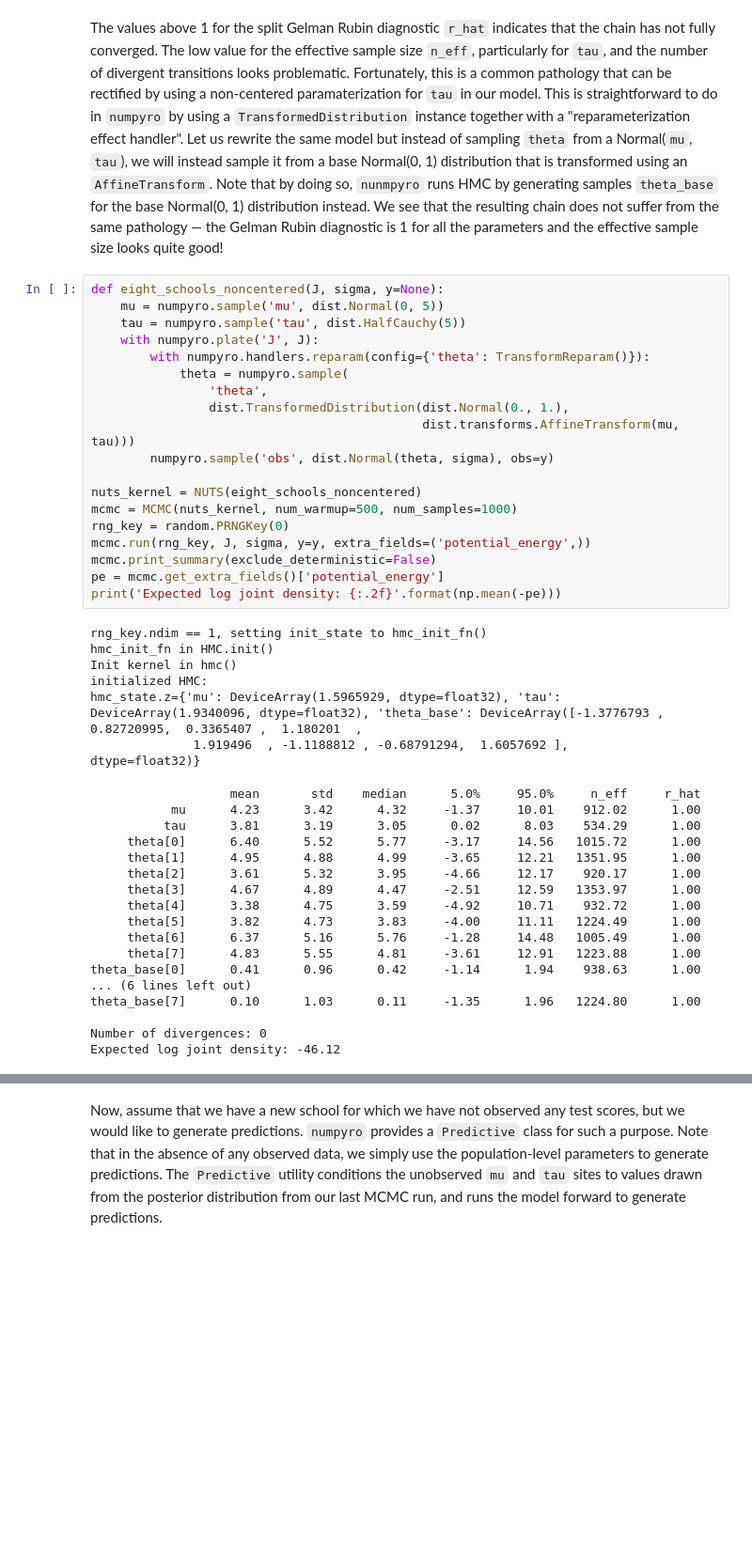
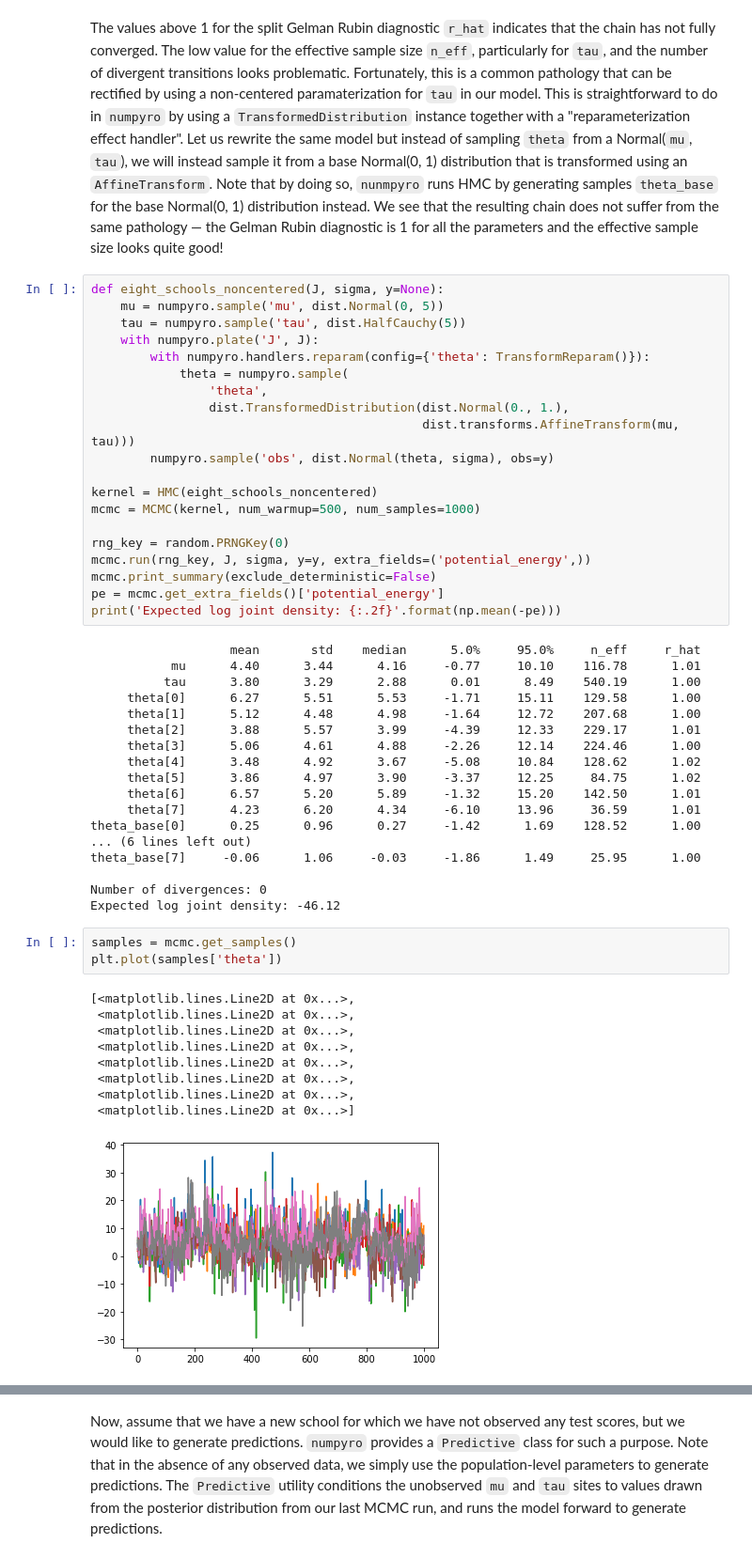
Before and after one commit to ludkinm/numpyro, a Jupyter notebook: notebooks/HMC_schools.ipynb, the cells around one changed output, grey strips where cells are left out. Shown: that part at 94% size. Drawn from its saved outputs; the diff is of its cells as text; blank space fills up the shorter version.

```diff
--- a/notebooks/HMC_schools.ipynb
+++ b/notebooks/HMC_schools.ipynb
@@ -80,34 +101,42 @@ def eight_schools_noncentered(J, sigma, y=None):
                                              dist.transforms.AffineTransform(mu, tau)))
         numpyro.sample('obs', dist.Normal(theta, sigma), obs=y)
 
-nuts_kernel = NUTS(eight_schools_noncentered)
-mcmc = MCMC(nuts_kernel, num_warmup=500, num_samples=1000)
+kernel = HMC(eight_schools_noncentered)
+mcmc = MCMC(kernel, num_warmup=500, num_samples=1000)
+
 rng_key = random.PRNGKey(0)
 mcmc.run(rng_key, J, sigma, y=y, extra_fields=('potential_energy',))
 mcmc.print_summary(exclude_deterministic=False)
 pe = mcmc.get_extra_fields()['potential_energy']
 print('Expected log joint density: {:.2f}'.format(np.mean(-pe)))
 # %% [output]
-rng_key.ndim == 1, setting init_state to hmc_init_fn()
-hmc_init_fn in HMC.init()
-Init kernel in hmc()
-initialized HMC:
-hmc_state.z={'mu': DeviceArray(1.5965929, dtype=float32), 'tau': DeviceArray(1.9340096, dtype=float32), 'theta_base': DeviceArray([-1.3776793 ,  0.82720995,  0.3365407 ,  1.180201  ,
-              1.919496  , -1.1188812 , -0.68791294,  1.6057692 ],            dtype=float32)}
+                   mean       std    median      5.0%     95.0%     n_eff     r_hat
+           mu      4.40      3.44      4.16     -0.77     10.10    116.78      1.01
+          tau      3.80      3.29      2.88      0.01      8.49    540.19      1.00
+     theta[0]      6.27      5.51      5.53     -1.71     15.11    129.58      1.00
+     theta[1]      5.12      4.48      4.98     -1.64     12.72    207.68      1.00
+     theta[2]      3.88      5.57      3.99     -4.39     12.33    229.17      1.01
+     theta[3]      5.06      4.61      4.88     -2.26     12.14    224.46      1.00
+     theta[4]      3.48      4.92      3.67     -5.08     10.84    128.62      1.02
+     theta[5]      3.86      4.97      3.90     -3.37     12.25     84.75      1.02
+     theta[6]      6.57      5.20      5.89     -1.32     15.20    142.50      1.01
+     theta[7]      4.23      6.20      4.34     -6.10     13.96     36.59      1.01
+theta_base[0]      0.25      0.96      0.27     -1.42      1.69    128.52      1.00
+... (6 lines left out)
+theta_base[7]     -0.06      1.06     -0.03     -1.86      1.49     25.95      1.00
+
+Number of divergences: 0
+Expected log joint density: -46.12
-                   mean       std    median      5.0%     95.0%     n_eff     r_hat
-           mu      4.23      3.42      4.32     -1.37     10.01    912.02      1.00
-          tau      3.81      3.19      3.05      0.02      8.03    534.29      1.00
-     theta[0]      6.40      5.52      5.77     -3.17     14.56   1015.72      1.00
-     theta[1]      4.95      4.88      4.99     -3.65     12.21   1351.95      1.00
-     theta[2]      3.61      5.32      3.95     -4.66     12.17    920.17      1.00
-     theta[3]      4.67      4.89      4.47     -2.51     12.59   1353.97      1.00
-     theta[4]      3.38      4.75      3.59     -4.92     10.71    932.72      1.00
-     theta[5]      3.82      4.73      3.83     -4.00     11.11   1224.49      1.00
-     theta[6]      6.37      5.16      5.76     -1.28     14.48   1005.49      1.00
-     theta[7]      4.83      5.55      4.81     -3.61     12.91   1223.88      1.00
-theta_base[0]      0.41      0.96      0.42     -1.14      1.94    938.63      1.00
-... (6 lines left out)
-theta_base[7]      0.10      1.03      0.11     -1.35      1.96   1224.80      1.00
-
-Number of divergences: 0
-Expected log joint density: -46.12
+# %%
+samples = mcmc.get_samples()
+plt.plot(samples['theta'])
+# %% [output]
+[<matplotlib.lines.Line2D at 0x...>,
+ <matplotlib.lines.Line2D at 0x...>,
+ <matplotlib.lines.Line2D at 0x...>,
+ <matplotlib.lines.Line2D at 0x...>,
+ <matplotlib.lines.Line2D at 0x...>,
+ <matplotlib.lines.Line2D at 0x...>,
+ <matplotlib.lines.Line2D at 0x...>,
+ <matplotlib.lines.Line2D at 0x...>]
+[figure, added]
```
Also changed, not shown: parts of 8 cells of this notebook, 9 other files.
